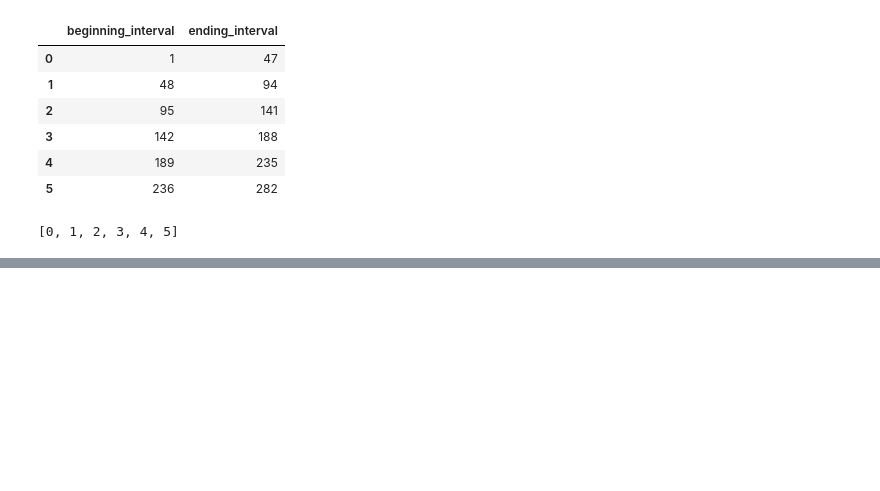
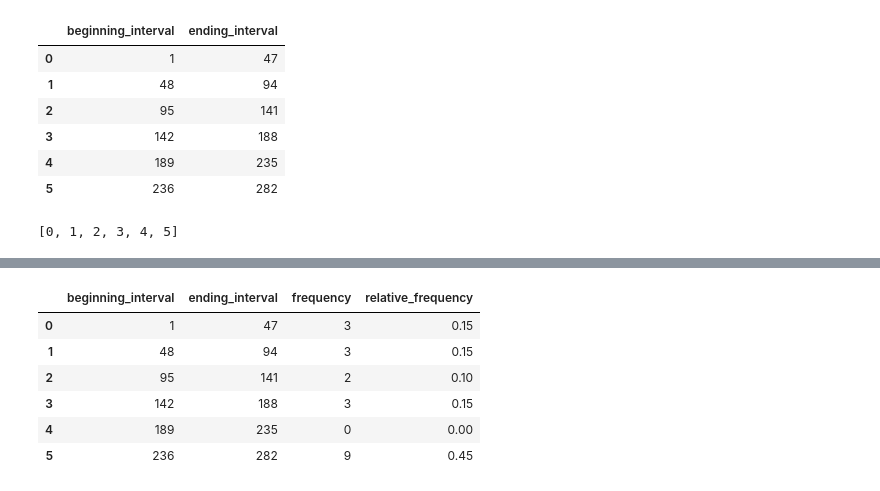
Before and after one commit to Malcolm206/UDEMY_BI_ANALYST, a Jupyter notebook: Untitled.ipynb, the cells around one changed output, grey strips where cells are left out. Drawn from its saved outputs; the diff is of its cells as text; code cells hidden in the pictures; blank space fills up the shorter version.

Commit message:
completes numerical variables frequency distribution table exercise in python

```diff
--- a/Untitled.ipynb
+++ b/Untitled.ipynb
@@ -111,19 +111,19 @@ list(range(0, len(df1a)))
 # %% [output]
 [0, 1, 2, 3, 4, 5]
 # %%
-df1a['count'] = 0
+df1a['frequency'] = 0
 for n in df1.numbers:
     if n >= 1 and n <= 47:
-        df1a.count[0] +=1
+        df1a.at[0, 'frequency'] +=1
     elif n>= 48 and n <= 94:
-        df1a.count[1] += 1
+        df1a.at[1, 'frequency'] +=1
     elif n>= 95 and n <= 141:
-        df1a.count[2] += 1
+        df1a.at[2, 'frequency'] +=1
     elif n>= 142 and n <= 188:
-        df1a.count[3] += 1
+        df1a.at[3, 'frequency'] +=1
     elif n>= 189 and n <= 235:
-        df1a.count[4] += 1
+        df1a.at[4, 'frequency'] +=1
     else:
-        df1a.cunt[5] += 1
+        df1a.at[5, 'frequency'] +=1
 df1a
 # %% [output]
@@ -130,0 +137,11 @@ TypeError: 'method' object is not subscriptable
+# %%
+df1a['relative_frequency'] = [n/sum(df1a.frequency) for n in df1a.frequency]
+df1a
+# %% [output]
+|  | beginning_interval | ending_interval | frequency | relative_frequency |
+| 0 | 1 | 47 | 3 | 0.15 |
+| 1 | 48 | 94 | 3 | 0.15 |
+| 2 | 95 | 141 | 2 | 0.10 |
+| 3 | 142 | 188 | 3 | 0.15 |
+| 4 | 189 | 235 | 0 | 0.00 |
+| 5 | 236 | 282 | 9 | 0.45 |
```
Also changed, not shown: parts of 1 cell of this notebook.
